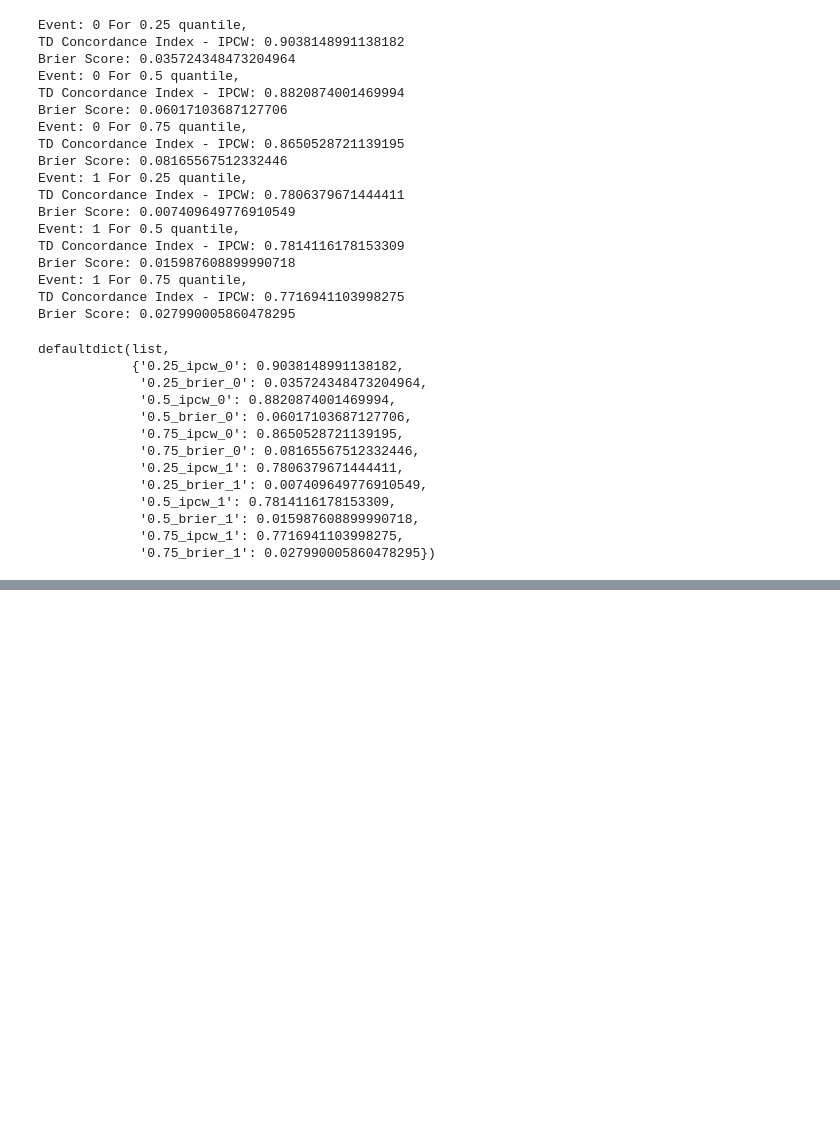
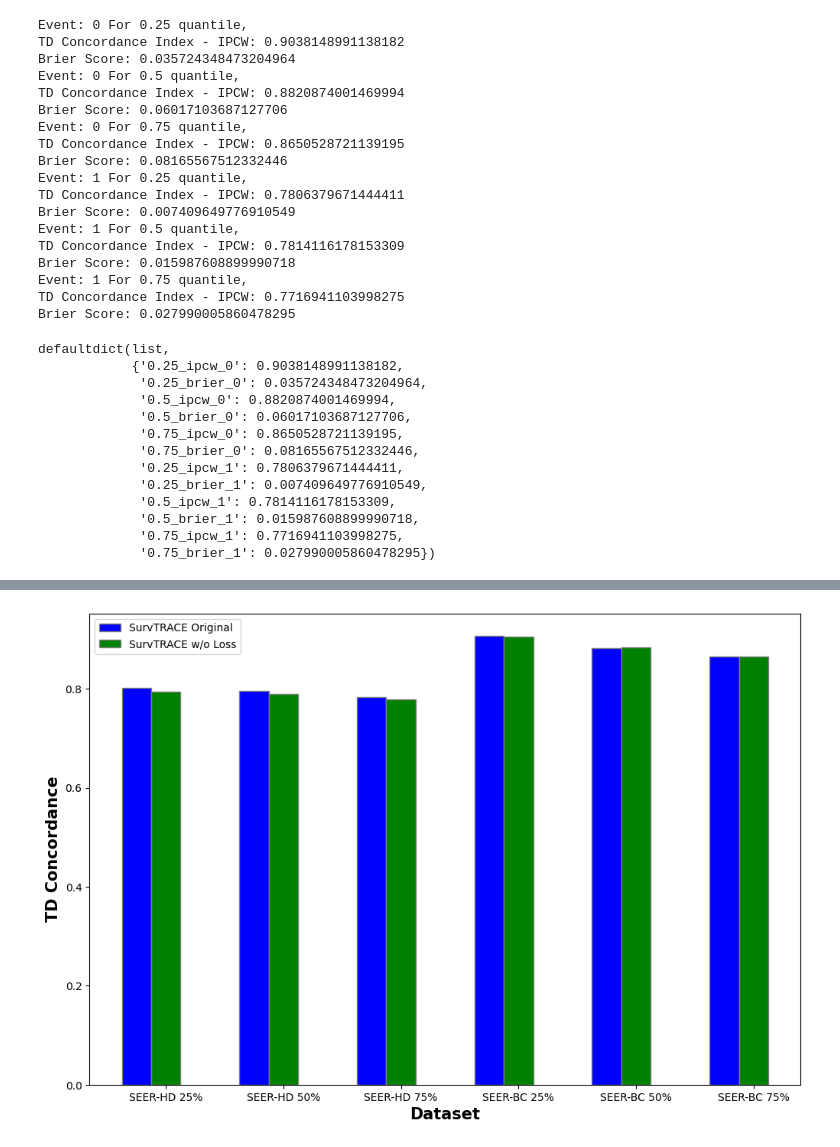
Before and after one commit to rbnyng/DLH-SurvTrace, a Jupyter notebook: main.ipynb, the cells around one changed output, grey strips where cells are left out. Cells and saved outputs as stored; diff of their text form; code cells hidden in the pictures; blank space fills up the shorter version.

```diff
--- a/main.ipynb
+++ b/main.ipynb
@@ -565,0 +656,24 @@ defaultdict(list,
+# %%
+barWidth = 0.25
+fig = plt.subplots(figsize=(12,8))
+
+original = [0.802, 0.796, 0.784, 0.907, 0.883, 0.866]
+no_loss = [0.794, 0.790, 0.778, 0.905, 0.884, 0.866]
+
+br1 = np.arange(len(original))
+br2 = [x + barWidth for x in br1]
+
+plt.bar(br1, original, color ='b', width = barWidth,
+        edgecolor ='grey', label ='SurvTRACE Original')
+plt.bar(br2, no_loss, color ='g', width = barWidth,
+        edgecolor ='grey', label ='SurvTRACE w/o Loss')
+
+plt.xlabel('Dataset', fontweight ='bold', fontsize = 15)
+plt.ylabel('TD Concordance', fontweight ='bold', fontsize = 15)
+plt.xticks([r + barWidth for r in range(len(original))],
+        ['SEER-HD 25%', 'SEER-HD 50%', 'SEER-HD 75%', 'SEER-BC 25%', 'SEER-BC 50%', 'SEER-BC 75%'])
+
+plt.legend()
+plt.show()
+# %% [output]
+[figure, added]
```
Also changed, not shown: parts of 35 cells of this notebook.
